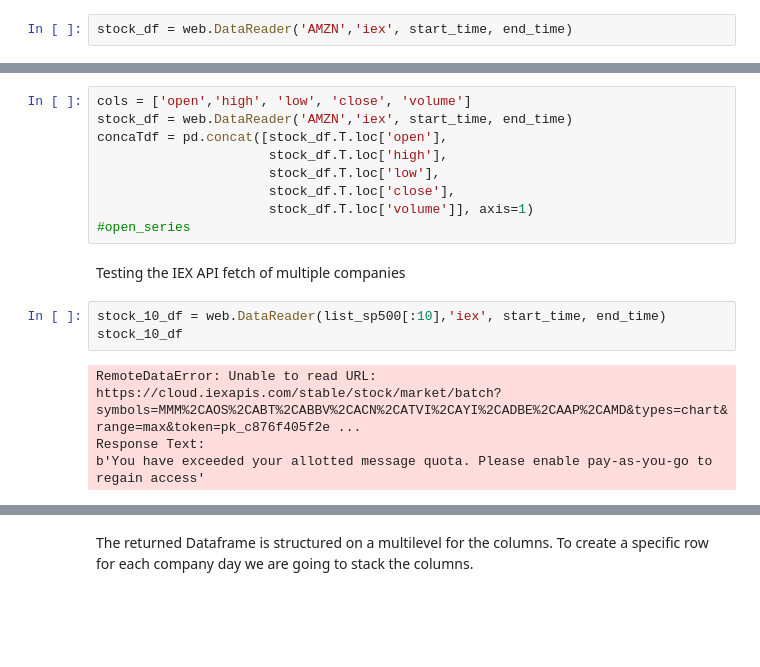
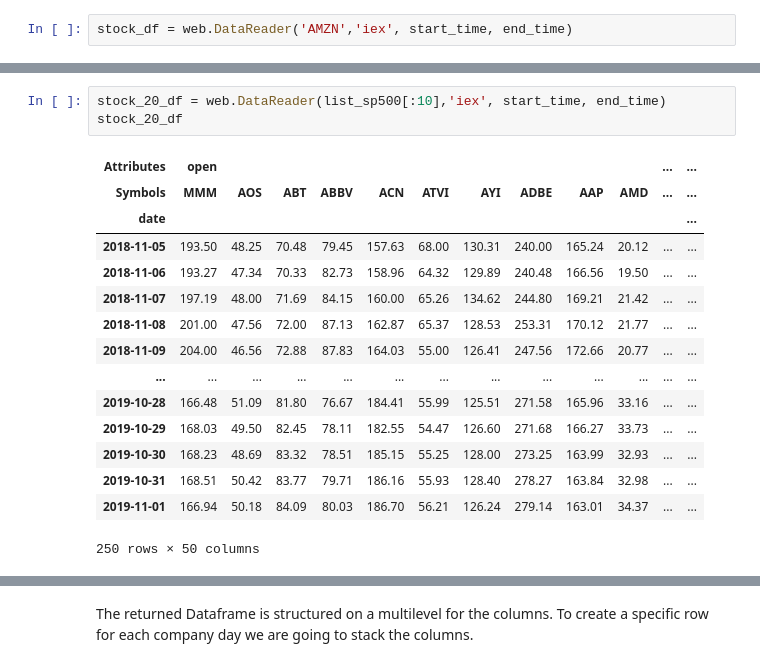
Before and after one commit to GabrielSGoncalves/serverless_etl_medium, a Jupyter notebook: Notebook_1_Creating_SP500_database.ipynb, the cells around one changed output, grey strips where cells are left out. Cells and saved outputs as stored; diff of their text form; blank space fills up the shorter version.

```diff
--- a/Notebook_1_Creating_SP500_database.ipynb
+++ b/Notebook_1_Creating_SP500_database.ipynb
@@ -96,18 +57,19 @@ stock_df
-# %%
-cols = ['open','high', 'low', 'close', 'volume']
-stock_df = web.DataReader('AMZN','iex', start_time, end_time)
-concaTdf = pd.concat([stock_df.T.loc['open'],
-                      stock_df.T.loc['high'],
-                      stock_df.T.loc['low'],
-                      stock_df.T.loc['close'],
-                      stock_df.T.loc['volume']], axis=1)
-#open_series
-# %% [markdown]
-Testing the IEX API fetch of multiple companies
 # %%
-stock_10_df = web.DataReader(list_sp500[:10],'iex', start_time, end_time)
-stock_10_df
+stock_20_df = web.DataReader(list_sp500[:10],'iex', start_time, end_time)
+stock_20_df
 # %% [output]
+| Attributes | open |  |  |  |  |  |  |  |  |  | ... | ... |
+| Symbols | MMM | AOS | ABT | ABBV | ACN | ATVI | AYI | ADBE | AAP | AMD | ... | ... |
+| date |  |  |  |  |  |  |  |  |  |  |  | ... |
+| 2018-11-05 | 193.50 | 48.25 | 70.48 | 79.45 | 157.63 | 68.00 | 130.31 | 240.00 | 165.24 | 20.12 | ... | ... |
+| 2018-11-06 | 193.27 | 47.34 | 70.33 | 82.73 | 158.96 | 64.32 | 129.89 | 240.48 | 166.56 | 19.50 | ... | ... |
+| 2018-11-07 | 197.19 | 48.00 | 71.69 | 84.15 | 160.00 | 65.26 | 134.62 | 244.80 | 169.21 | 21.42 | ... | ... |
+| 2018-11-08 | 201.00 | 47.56 | 72.00 | 87.13 | 162.87 | 65.37 | 128.53 | 253.31 | 170.12 | 21.77 | ... | ... |
+| 2018-11-09 | 204.00 | 46.56 | 72.88 | 87.83 | 164.03 | 55.00 | 126.41 | 247.56 | 172.66 | 20.77 | ... | ... |
+| ... | ... | ... | ... | ... | ... | ... | ... | ... | ... | ... | ... | ... |
+| 2019-10-28 | 166.48 | 51.09 | 81.80 | 76.67 | 184.41 | 55.99 | 125.51 | 271.58 | 165.96 | 33.16 | ... | ... |
+| 2019-10-29 | 168.03 | 49.50 | 82.45 | 78.11 | 182.55 | 54.47 | 126.60 | 271.68 | 166.27 | 33.73 | ... | ... |
+| 2019-10-30 | 168.23 | 48.69 | 83.32 | 78.51 | 185.15 | 55.25 | 128.00 | 273.25 | 163.99 | 32.93 | ... | ... |
+| 2019-10-31 | 168.51 | 50.42 | 83.77 | 79.71 | 186.16 | 55.93 | 128.40 | 278.27 | 163.84 | 32.98 | ... | ... |
+| 2019-11-01 | 166.94 | 50.18 | 84.09 | 80.03 | 186.70 | 56.21 | 126.24 | 279.14 | 163.01 | 34.37 | ... | ... |
-RemoteDataError: Unable to read URL: https://cloud.iexapis.com/stable/stock/market/batch?symbols=MMM%2CAOS%2CABT%2CABBV%2CACN%2CATVI%2CAYI%2CADBE%2CAAP%2CAMD&types=chart&range=max&token=pk_c876f405f2e ...
-Response Text:
-b'You have exceeded your allotted message quota. Please enable pay-as-you-go to regain access'
+250 rows × 50 columns
```
Also changed, not shown: parts of 19 cells of this notebook, 3 other files.
